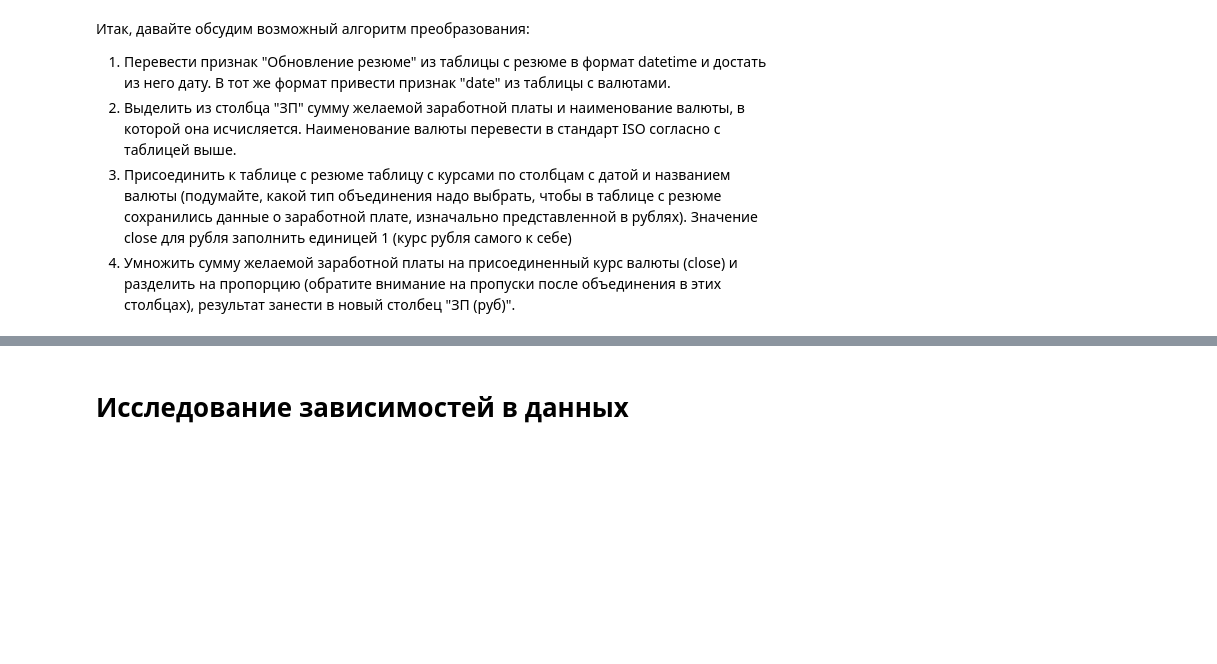
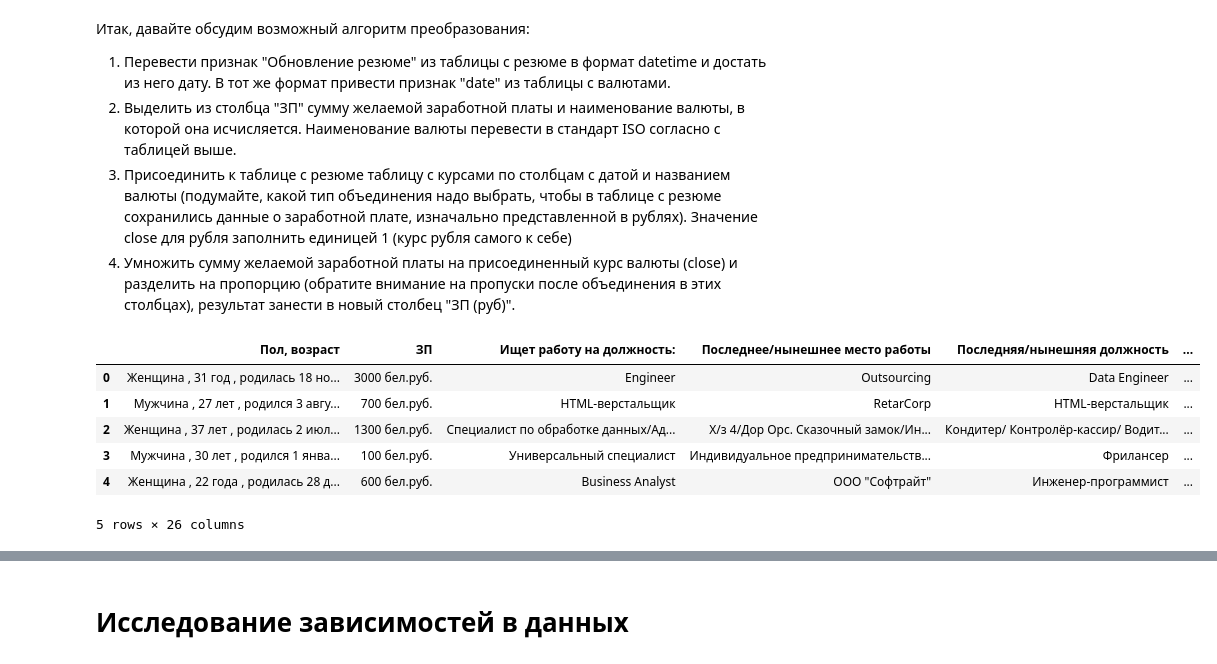
Before and after one commit to HinkevichRoadToDs/HeadHunter-PJ-, a Jupyter notebook: Project-1. Ноутбук-шаблон.ipynb, the cells around one changed output, grey strips where cells are left out. Cells and saved outputs as stored; diff of their text form; code cells hidden in the pictures; blank space fills up the shorter version.

```diff
--- a/Project-1. Ноутбук-шаблон.ipynb
+++ b/Project-1. Ноутбук-шаблон.ipynb
@@ -241,3 +296,5 @@ if re.search(r"\bлет|\bгод",'16 лет'):
+# %%
+df = df.drop(["Занятость", "График"], axis = 1)
 # %% [markdown]
 6. (2 балла) Наконец, мы добрались до самого главного и самого важного - признака заработной платы **"ЗП"**.
 В чем наша беда? В том, что помимо желаемой заработной платы соискатель указывает валюту, в которой он бы хотел ее получать, например:
@@ -279,0 +335,44 @@ if re.search(r"\bлет|\bгод",'16 лет'):
+# %%
+currencies = pd.read_csv('ExchangeRates.csv')
+currencies = currencies[['currency','date','proportion','close']]
+df['Обновление резюме'] = pd.to_datetime(pd.to_datetime(df['Обновление резюме']).dt.date)
+currencies['date'] = pd.to_datetime(currencies['date'], dayfirst = True)
+unique_currencies = list(df['ЗП'].str.split(' ').apply(lambda x: x[1]).value_counts().index)
+df['ЗП номинальная'] = df['ЗП'].str.split(' ').apply(lambda x: x[0]).astype(np.int64)
+df['Валюта ЗП'] = df['ЗП'].str.split(' ').apply(lambda x: x[1])
+df['Валюта ЗП'] = df['Валюта ЗП'].map({'руб.':'RUB',
+                                       'KZT':'KZT',
+                                       'USD':'USD',
+                                       'EUR':'EUR',
+                                       'бел.руб.':'BYN',
+                                       'грн.':'UAH',
+                                       'сум':'UZS',
+                                       'KGS':'KGS',
+                                       'AZN':'AZN'})
+#display(df[['ЗП номинальная','Валюта ЗП']])
+
+#display(unique_currencies)
+def remove_proportion(row):
+    if row['proportion'] != 1:
+        return row['close'] / row['proportion']
+    else:
+        return row['close']
+currencies['rate'] = currencies.apply(remove_proportion, axis =1)
+df = df.merge(currencies[['currency','date','rate']],
+         how = 'inner',
+         left_on =  ['Валюта ЗП','Обновление резюме'],
+         right_on = ['currency','date'])
+
+df.loc[df['Валюта ЗП'] == 'RUB','ЗП (руб)'] = df.loc[df['Валюта ЗП'] == 'RUB','ЗП номинальная']
+df.loc[df['Валюта ЗП'] != 'RUB','ЗП (руб)'] = df.loc[df['Валюта ЗП'] != 'RUB','ЗП номинальная']* df.loc[df['Валюта ' \
+                                                                                                           'ЗП'] != 'RUB','rate']
+df = df.drop(['currency','date','ЗП номинальная','Валюта ЗП'] , axis = 1)
+display(df.head())
+# %% [output]
+|  | Пол, возраст | ЗП | Ищет работу на должность: | Последнее/нынешнее место работы | Последняя/нынешняя должность | ... |
+| 0 | Женщина , 31 год , родилась 18 но... | 3000 бел.руб. | Engineer | Outsourcing | Data Engineer | ... |
+| 1 | Мужчина , 27 лет , родился 3 авгу... | 700 бел.руб. | HTML-верстальщик | RetarСorp | HTML-верстальщик | ... |
+| 2 | Женщина , 37 лет , родилась 2 июл... | 1300 бел.руб. | Специалист по обработке данных/Ад... | Х/з 4/Дор Орс. Сказочный замок/Ин... | Кондитер/ Контролёр-кассир/ Водит... | ... |
+| 3 | Мужчина , 30 лет , родился 1 янва... | 100 бел.руб. | Универсальный специалист | Индивидуальное предпринимательств... | Фрилансер | ... |
+| 4 | Женщина , 22 года , родилась 28 д... | 600 бел.руб. | Business Analyst | ООО "Софтрайт" | Инженер-программист | ... |
+5 rows × 26 columns
```
Also changed, not shown: parts of 8 cells of this notebook, 1 other file.
